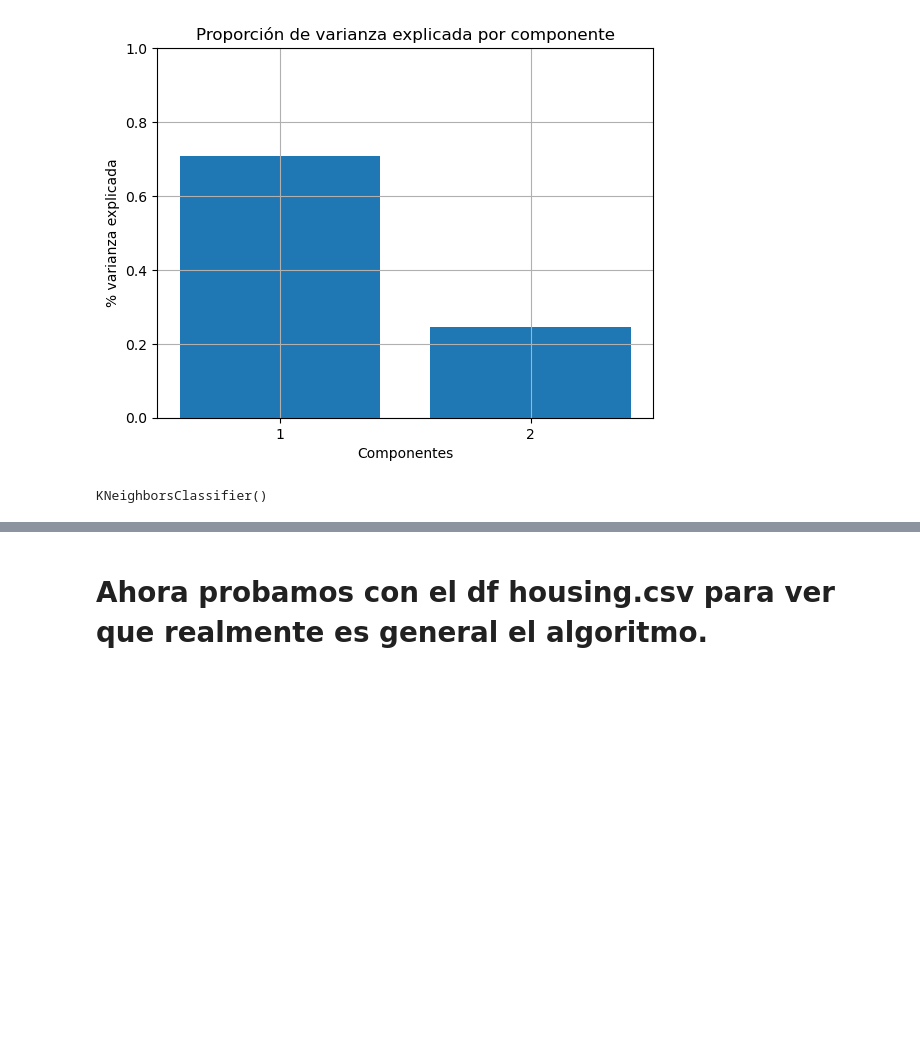
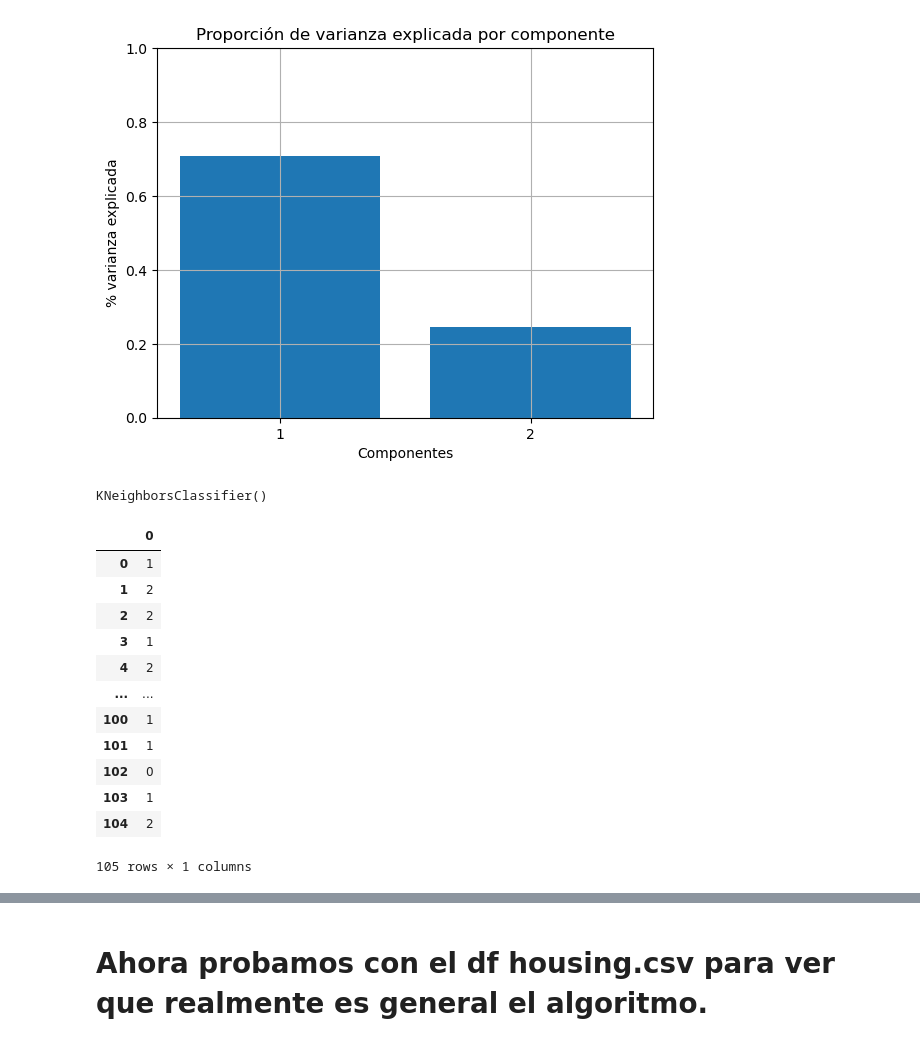
Before and after one commit to Vic263RP/MIA3-Formacion-2023-UV-AI, a Jupyter notebook: B1_HerramientasParaIA/T4_MachineLearning/Tarea4/Rodriguez_Part_Victor.ipynb, the cells around one changed output, grey strips where cells are left out. Drawn from its saved outputs; the diff is of its cells as text; code cells hidden in the pictures; blank space fills up the shorter version.

Commit message:
Predicciones hechas con varios modelos (k-neighbours y decision tree)

```diff
--- a/B1_HerramientasParaIA/T4_MachineLearning/Tarea4/Rodriguez_Part_Victor.ipynb
+++ b/B1_HerramientasParaIA/T4_MachineLearning/Tarea4/Rodriguez_Part_Victor.ipynb
@@ -139,12 +139,16 @@ class Pipeline:
 
         '''En cambio, los datos los estandarizaremos (con el scaler entrenado) siempre que queramos pasarle datos nuevos, sean de train, de test o nuevos datos que queramos predecir'''
         self.train_estandarizados = self.__estandarizarDatos(self.train.drop(columns=self.target))
+        self.test_estandarizados = self.__estandarizarDatos(self.test.drop(columns=self.target))
+
         '''Lo mismo que para estandarizar. Puesto que solo entrenamos una vez el modelo de reducción de la dimensionalidad,
         no hace falta crear una nueva función.'''
         self.modelo_reduccion = modelo(n_components=n_components)
         '''La segunda variable del fit es para entrenarla con el target. Esta variable se ignora en PCA pero es necesaria para modelos como LDA'''
         self.modelo_reduccion.fit(self.train_estandarizados, y=self.train[self.target])
         self.train_reducido = self.__reducirDimensionalidad(self.train_estandarizados)
+        self.test_reducido = self.__reducirDimensionalidad(self.test_estandarizados)
+
 
     # Mostrar en un histograma las conclusiones de la reducción de la dimensionalidad
     def summary_reduccion(self):
@@ -167,8 +171,13 @@ class Pipeline:
         self.modelo_clasificacion = modelo(**kwargs)
         self.modelo_clasificacion.fit(self.train_reducido, self.train.loc[:, self.target])
 
-    def predecir(self):
-        pass
+    def predecir(self, datos, prob=False):
+        '''Supondremos que los datos ya están estandarizados ya que se ha usado anteriormente el método prepararDatos()
+        y que se usan los atributos de la clase'''
+        if prob:
+            return self.modelo_clasificacion.predict_proba(datos)
+
+        return self.modelo_clasificacion.predict(datos)
 
     def resumenPrediccion(self):
         pass
@@ -238,3 +247,19 @@ pipeline_iris.entrenarClasificacion(KNeighborsClassifier)
 pipeline_iris.modelo_clasificacion
 # %% [output]
 KNeighborsClassifier()
+# %%
+pd.DataFrame(pipeline_iris.predecir(pipeline_iris.train_reducido))
+# %% [output]
+|  | 0 |
+| 0 | 1 |
+| 1 | 2 |
+| 2 | 2 |
+| 3 | 1 |
+| 4 | 2 |
+| ... | ... |
+| 100 | 1 |
+| 101 | 1 |
+| 102 | 0 |
+| 103 | 1 |
+| 104 | 2 |
+105 rows × 1 columns
```
Also changed, not shown: parts of 6 cells of this notebook.
